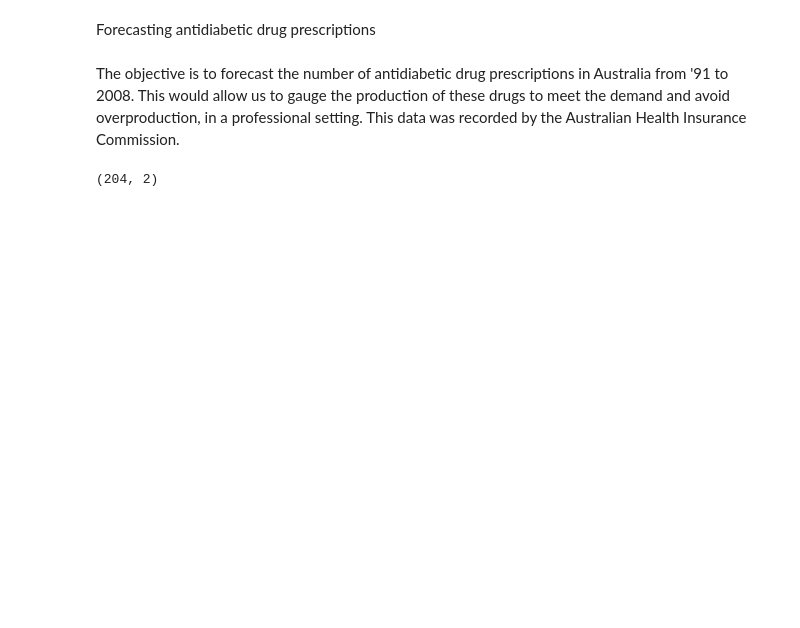
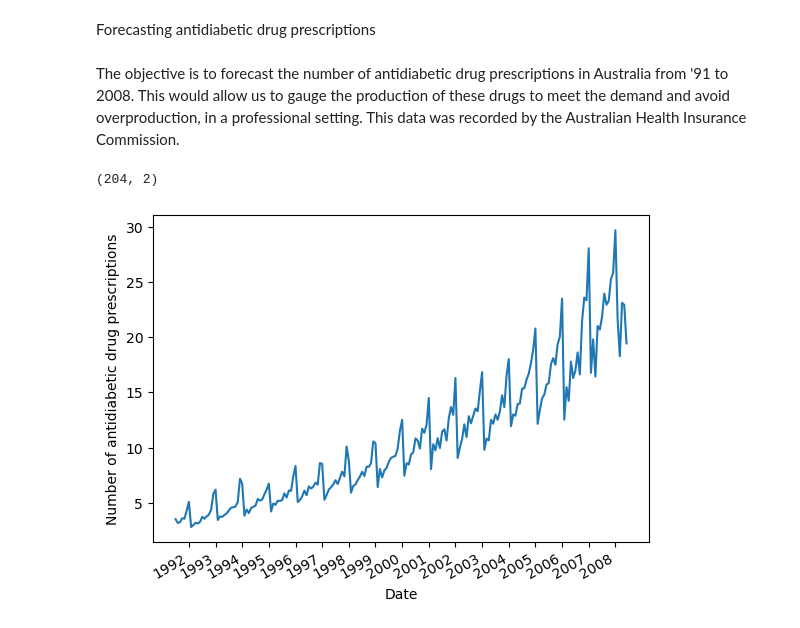
Before and after one commit to Clint-Os/PortfolioProjects, a Jupyter notebook: Forecast antidiabetic drug prescriptions.ipynb, the cells around one changed output. Drawn from its saved outputs; the diff is of its cells as text; code cells hidden in the pictures; blank space fills up the shorter version.

```diff
--- a/Forecast antidiabetic drug prescriptions.ipynb
+++ b/Forecast antidiabetic drug prescriptions.ipynb
@@ -30,3 +30,16 @@ df = pd.read_csv(r"C:\Users\user\Downloads\AusAntidiabeticDrug.csv")
 df.shape
 # %% [output]
 (204, 2)
+# %%
+fig, ax = plt.subplots()
+
+ax.plot(df.y)
+ax.set_xlabel('Date')
+ax.set_ylabel('Number of antidiabetic drug prescriptions')
+
+plt.xticks(np.arange(6,203,12), np.arange(1992,2009,1))
+
+fig.autofmt_xdate()
+plt.show()
+# %% [output]
+[figure, added]
```
Also changed, not shown: parts of 30 cells of this notebook.
